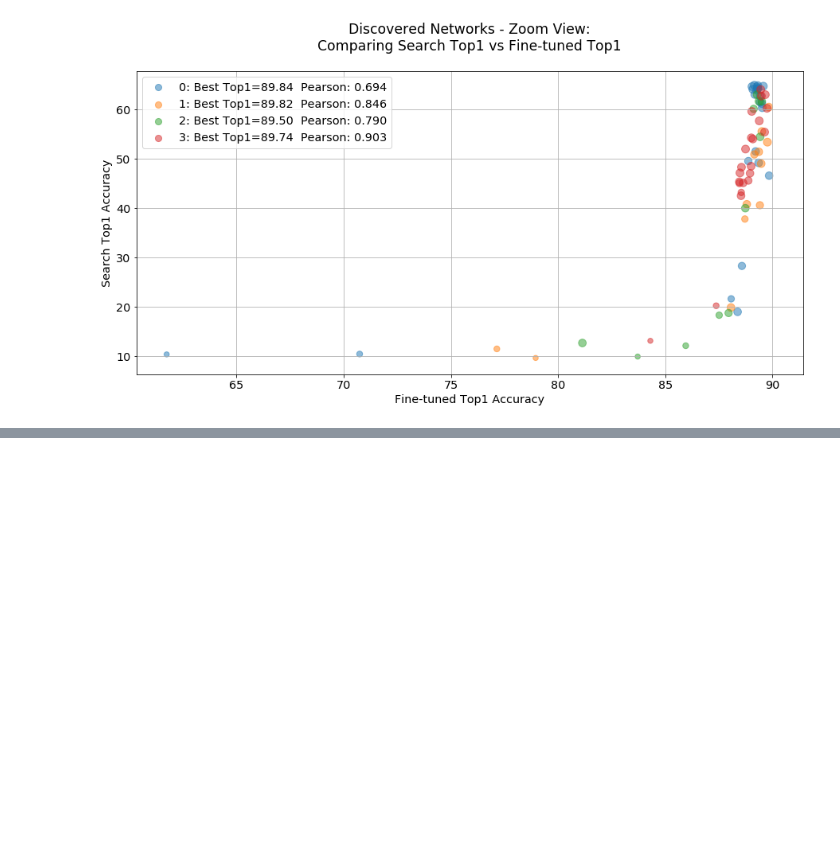
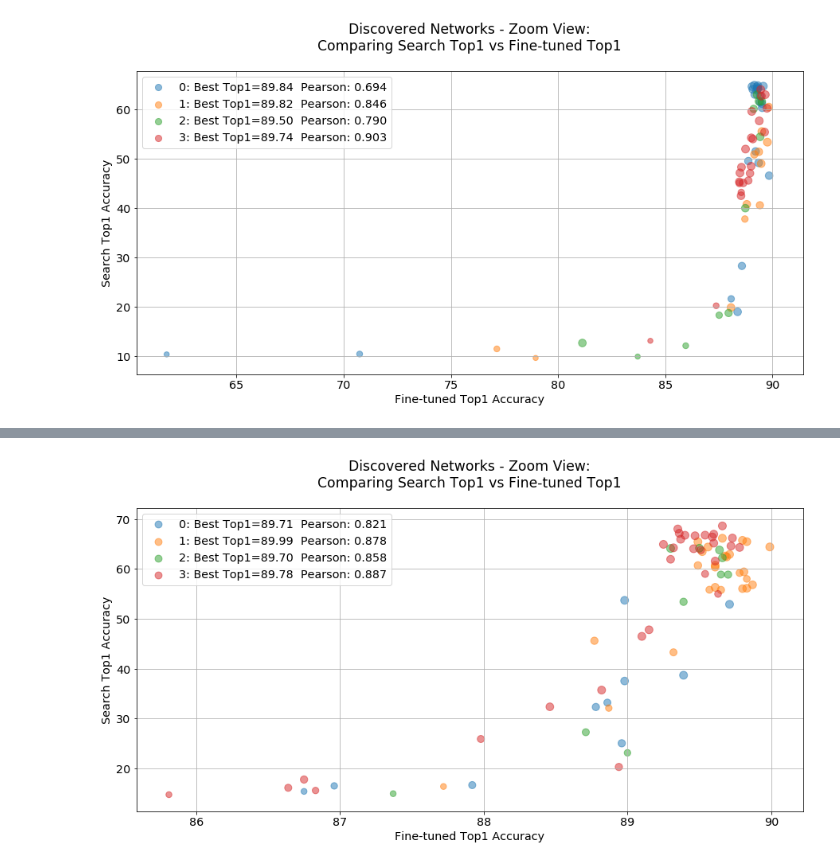
Before and after one commit to IntelLabs/distiller, a Jupyter notebook: examples/auto_compression/amc/jupyter/amc_plain20.ipynb, the cells around one changed output, grey strips where cells are left out. Drawn from its saved outputs; the diff is of its cells as text; code cells hidden in the pictures; blank space fills up the shorter version.

```diff
--- a/examples/auto_compression/amc/jupyter/amc_plain20.ipynb
+++ b/examples/auto_compression/amc/jupyter/amc_plain20.ipynb
@@ -173,0 +218,14 @@ plot_networks_by_experiment(df_plain20_ft60, edgecolors=None)
+# %%
+fpath = os.path.join(EXPERIMENTS_DIR,
+                     "plain20-ddpg-private",
+                     "2019.08.01-181040")
+df_plain20_ft60 = pd.read_csv(os.path.join(fpath, "ft_60epoch_results.csv"))
+shorten_dir_name(df_plain20_ft60)
+#df_plain20_ft60 = df_plain20_ft60[df_plain20_ft60[df_plain20_ft60.macs] >= 50.5]
+
+create_fig("Discovered Networks - Zoom View:\nComparing Search Top1 vs Fine-tuned Top1\n",
+           "Fine-tuned Top1 Accuracy",
+           "Search Top1 Accuracy")
+plot_networks_by_experiment(df_plain20_ft60, edgecolors=None)
+# %% [output]
+[figure, added]
```
Also changed, not shown: parts of 12 cells of this notebook, 3 other files.
